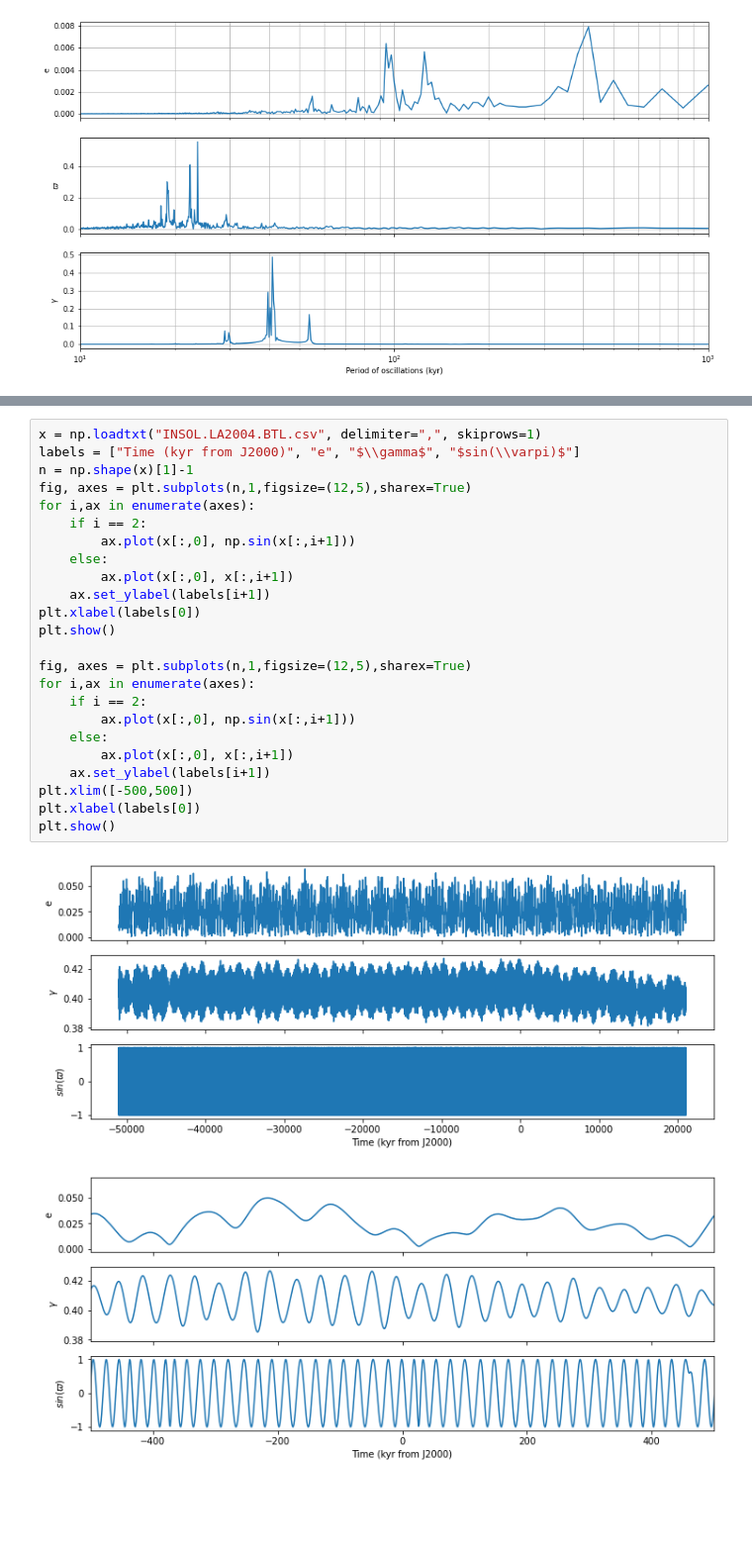
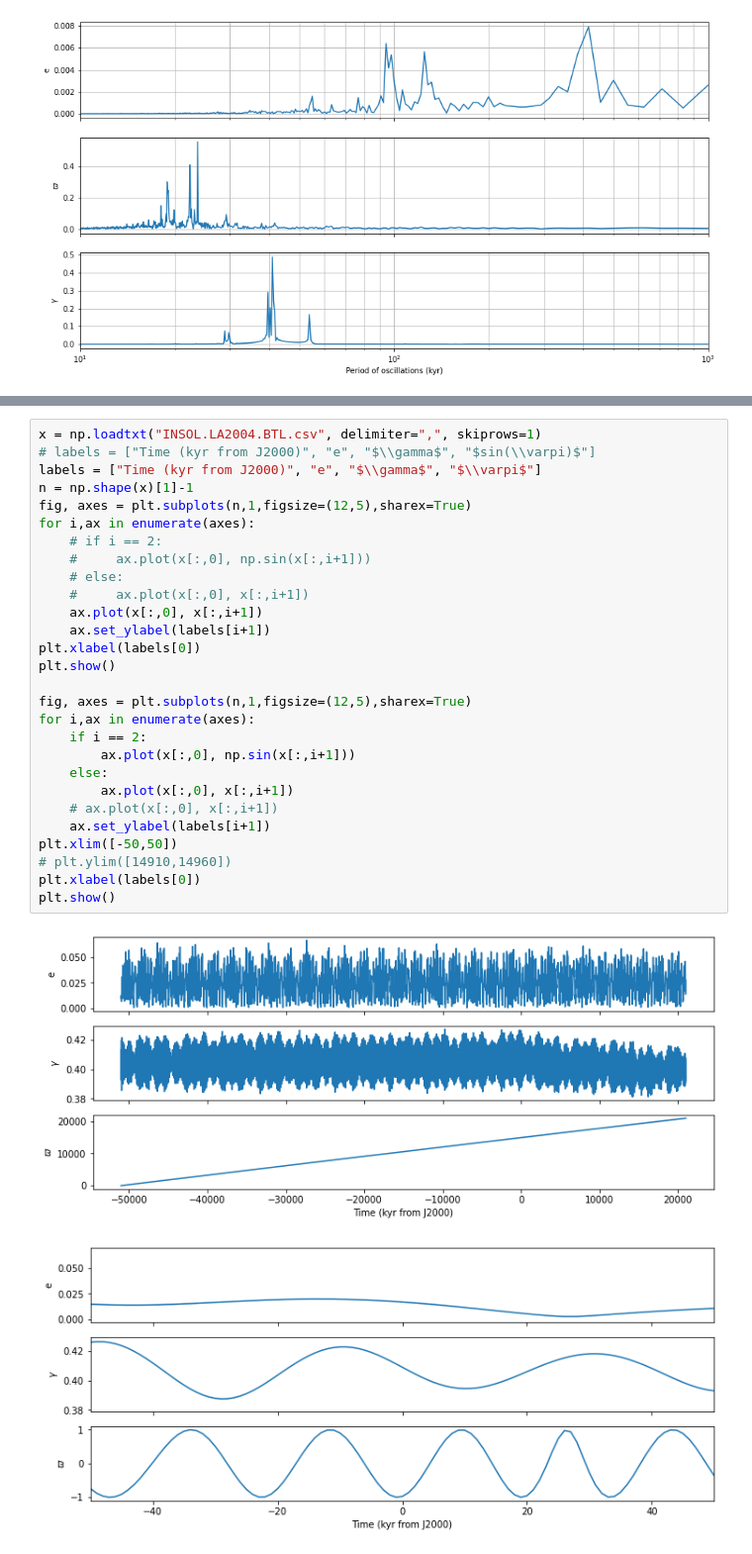
Before and after one commit to CliMA/Insolation.jl, a Jupyter notebook: src/data/orbit_fft.ipynb, the cells around one changed output, grey strips where cells are left out. Shown at 99% size. Cells and saved outputs as stored; diff of their text form; blank space fills up the shorter version.

```diff
--- a/src/data/orbit_fft.ipynb
+++ b/src/data/orbit_fft.ipynb
@@ -66,28 +68,32 @@ np.savetxt(out, xall, header="t (kyr from J2000), ecc, obliq (rad), varpi (rad)"
 (72001, 4)
 # %%
 x = np.loadtxt("INSOL.LA2004.BTL.csv", delimiter=",", skiprows=1)
-labels = ["Time (kyr from J2000)", "e", "$\\gamma$", "$sin(\\varpi)$"]
+# labels = ["Time (kyr from J2000)", "e", "$\\gamma$", "$sin(\\varpi)$"]
+labels = ["Time (kyr from J2000)", "e", "$\\gamma$", "$\\varpi$"]
 n = np.shape(x)[1]-1
 fig, axes = plt.subplots(n,1,figsize=(12,5),sharex=True)
 for i,ax in enumerate(axes):
-    if i == 2:
-        ax.plot(x[:,0], np.sin(x[:,i+1]))
-    else:
-        ax.plot(x[:,0], x[:,i+1])
+    # if i == 2:
+    #     ax.plot(x[:,0], np.sin(x[:,i+1]))
+    # else:
+    #     ax.plot(x[:,0], x[:,i+1])
+    ax.plot(x[:,0], x[:,i+1])
     ax.set_ylabel(labels[i+1])
 plt.xlabel(labels[0])
 plt.show()
 
 fig, axes = plt.subplots(n,1,figsize=(12,5),sharex=True)
 for i,ax in enumerate(axes):
     if i == 2:
         ax.plot(x[:,0], np.sin(x[:,i+1]))
     else:
         ax.plot(x[:,0], x[:,i+1])
+    # ax.plot(x[:,0], x[:,i+1])
     ax.set_ylabel(labels[i+1])
-plt.xlim([-500,500])
+plt.xlim([-50,50])
+# plt.ylim([14910,14960])
 plt.xlabel(labels[0])
 plt.show()
 # %% [output]
-[figure, old version]
+[figure, new version]
-[figure, old version]
+[figure, new version]
```
Also changed, not shown: parts of 1 cell of this notebook, 4 other files.
